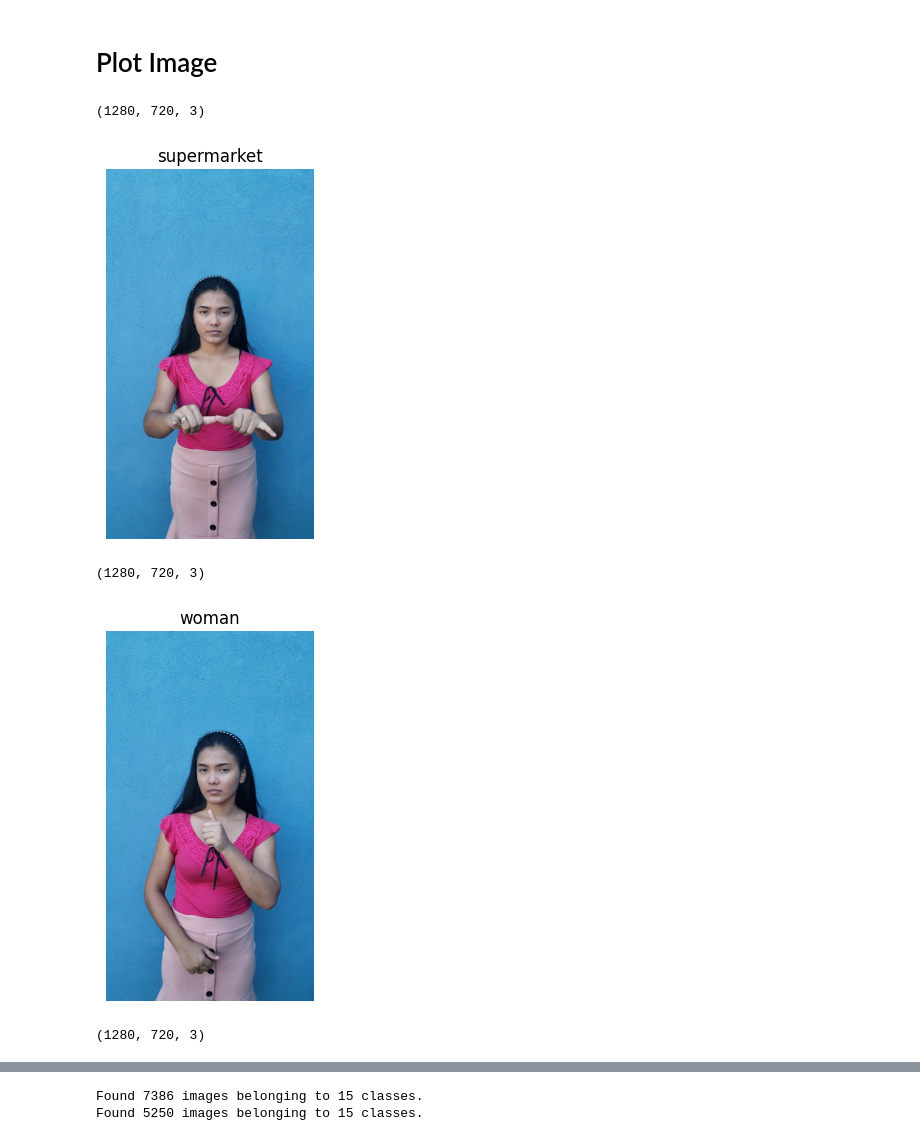
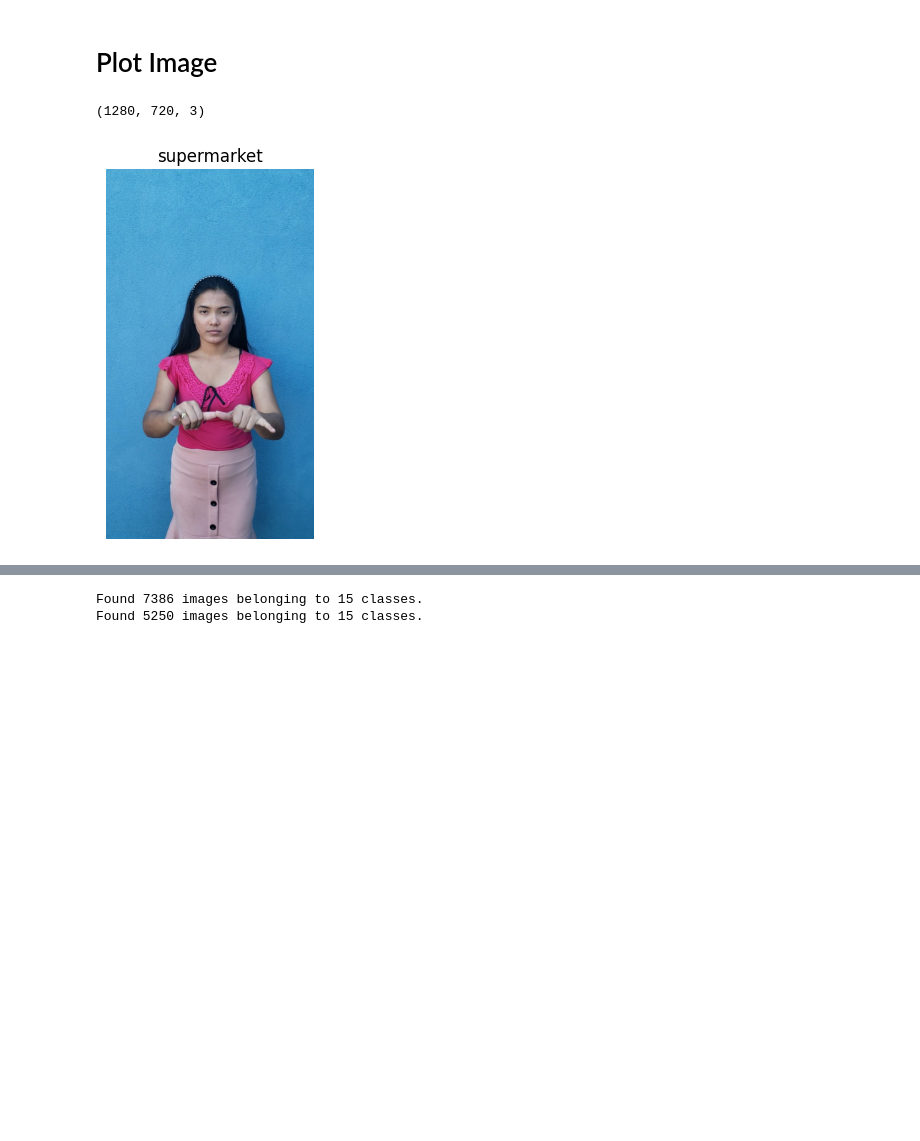
Before and after one commit to Libhinny/ReconhecimentoDeSinais, a Jupyter notebook: main.ipynb, the cells around one changed output, grey strips where cells are left out. Drawn from its saved outputs; the diff is of its cells as text; code cells hidden in the pictures; blank space fills up the shorter version.

```diff
--- a/main.ipynb
+++ b/main.ipynb
@@ -500,31 +502,26 @@ for image in val_your_image:
 # %%
 # Track displayed images
 displayed_images = set()
 
 def view_random_image(target_folder, title):
     global displayed_images
     random_image = random.choice(os.listdir(target_folder))
 
     # Ensure the selected image hasn't been displayed before
     while random_image in displayed_images:
         random_image = random.choice(os.listdir(target_folder))
 
     displayed_images.add(random_image)
 
     img = mpimg.imread(os.path.join(target_folder, random_image))
     print(img.shape)
     plt.title(title)
     plt.imshow(img)
     plt.axis("off")
     plt.show()
 
 # Call the function for at least three different categories
 view_random_image(supermarket_dir, "supermarket")
-view_random_image(woman_dir, "woman")
-view_random_image(I_dir, "I")
 # %% [output]
 (1280, 720, 3)
-[figure, old version]
+[figure, new version]
-(1280, 720, 3)
-[figure, removed]
-(1280, 720, 3)
```
Also changed, not shown: parts of 22 cells of this notebook, 6 other files.
